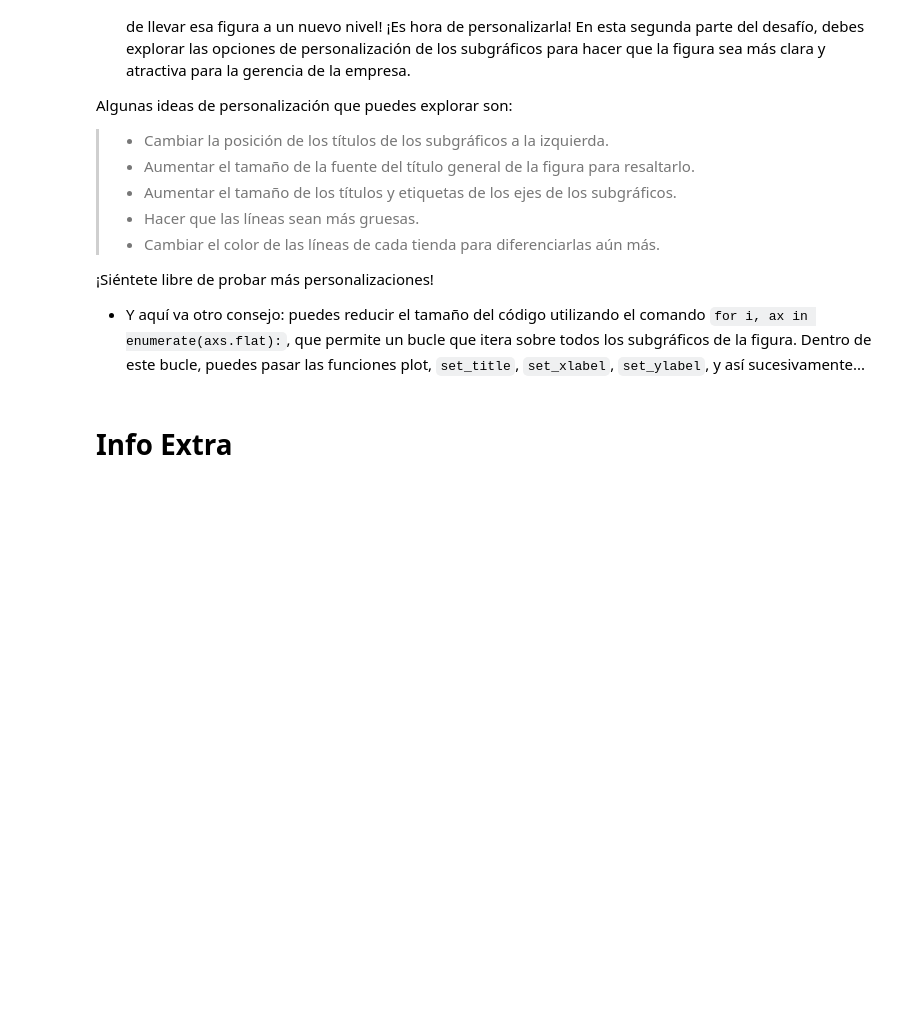
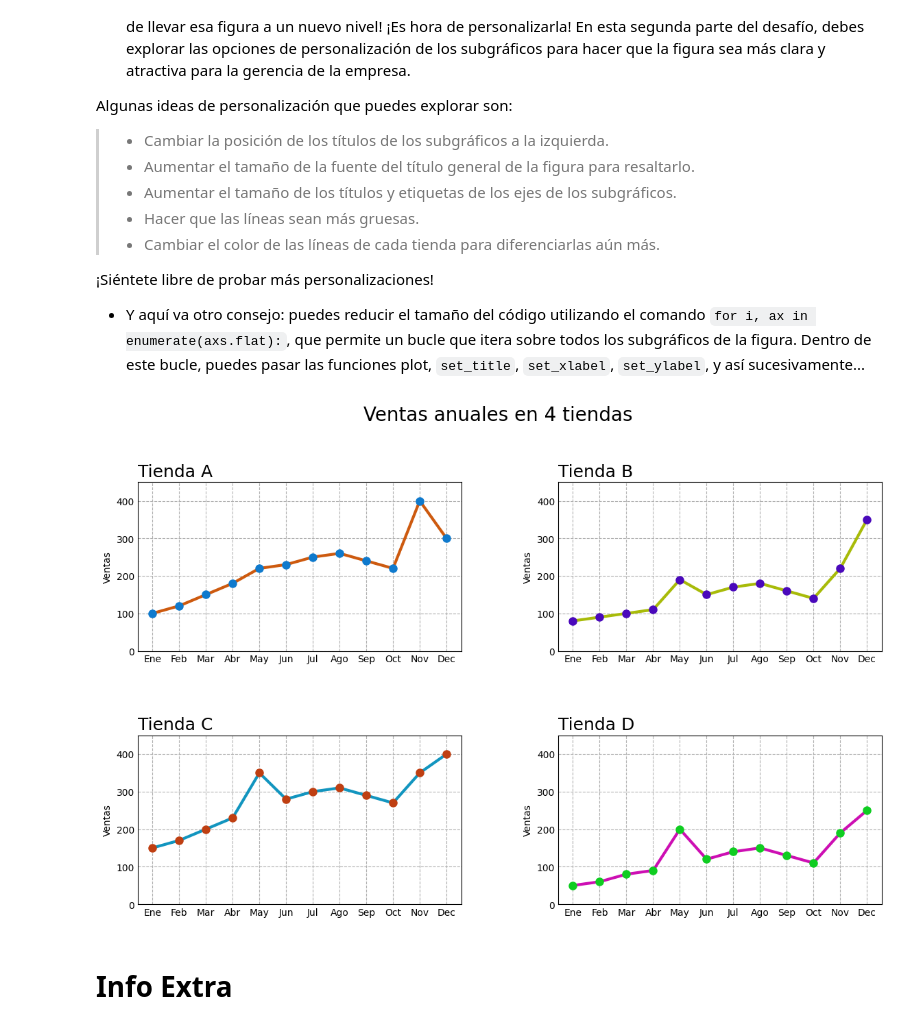
Before and after one commit to DanielRaiicHu/visualizacion-de-datos-con-bibliotecas-de-python, a Jupyter notebook: visualizacion_de_datos_con_bibliotecas_de_python.ipynb, the cells around one changed output. Drawn from its saved outputs; the diff is of its cells as text; code cells hidden in the pictures; blank space fills up the shorter version.

Commit message:
Actualización: Desafío. personalizando los subplots con los datos de ventas de tiendas diferentes

```diff
--- a/visualizacion_de_datos_con_bibliotecas_de_python.ipynb
+++ b/visualizacion_de_datos_con_bibliotecas_de_python.ipynb
@@ -1000,6 +1000,66 @@ Algunas ideas de personalización que puedes explorar son:
 ¡Siéntete libre de probar más personalizaciones!
 
 * Y aquí va otro consejo: puedes reducir el tamaño del código utilizando el comando `for i, ax in enumerate(axs.flat):`, que permite un bucle que itera sobre todos los subgráficos de la figura. Dentro de este bucle, puedes pasar las funciones plot, `set_title`, `set_xlabel`, `set_ylabel`, y así sucesivamente...
+# %%
+# Lista de colores personalizados para cada tienda
+color_venta = ['#cd5a0f', '#a8bb09', '#1295bf', '#cd0fb3']
+color_marker = ['#0f7acd', '#4a09bb', '#bf3f12', '#0fcd21']
+
+# Nombres de las tiendas
+tiendas = ['A', 'B', 'C', 'D']
+
+# Obtenemos la lista de meses desde las columnas del DataFrame
+meses = df_ventas.columns.tolist()
+
+# Creamos una figura con 4 subgráficos (2 filas x 2 columnas)
+fig, axs = plt.subplots(2, 2, figsize=(14, 8))
+
+# Título general del conjunto de gráficos
+fig.suptitle('Ventas anuales en 4 tiendas', y=1.02, fontsize=20)
+
+# Ajustamos el espacio entre los subgráficos
+fig.subplots_adjust(hspace=0.5, wspace=0.3)
+
+# Recorremos los subgráficos planos junto con el índice correspondiente
+for i, ax in enumerate(axs.flat):
+    # Graficamos las ventas de cada tienda con su color correspondiente
+    ax.plot(df_ventas.loc[tiendas[i], meses], color=color_venta[i], lw=3,
+            marker='o', ms=8, markerfacecolor=color_marker[i],
+            markeredgecolor=color_marker[i])
+
+
+    # Asignamos el título del subgráfico según la tienda
+    ax.set_title(f'Tienda {tiendas[i]}',loc='left',fontsize=18)
+
+    # Establecemos límites fijos para el eje y (de 0 a 450)
+    ax.set_ylim(0, 450)
+
+    # Establecemos una separación de 100 entre cada marca del eje y
+    ax.yaxis.set_major_locator(plt.MultipleLocator(100))
+
+    # Etiquetas de los ejes
+    ax.set_xlabel('Meses')
+    ax.set_ylabel('Ventas')
+
+    # Quitamos la etiqueta del eje x
+    ax.set_xlabel('')
+
+    # Eliminamos las marcas del eje x (los ticks)
+    ax.tick_params(axis='x', which='both', size=0)
+
+    # Eliminamos las marcas del eje Y (los ticks)
+    ax.tick_params(axis='y', which='both', size=0)
+
+    # Mostramos líneas de guía punteadas
+    ax.grid(linestyle='--')
+
+fig.savefig('/content/drive/MyDrive/Pandas_4/ventas_anuales_4_tiendas.png',
+            transparent=False, dpi=300, bbox_inches='tight')
+
+# Mostramos los gráficos en pantalla
+plt.show()
+# %% [output]
+[figure, added]
 # %% [markdown]
 # **Info Extra**
 # %% [markdown]
```
Also changed, not shown: parts of 2 cells of this notebook.
